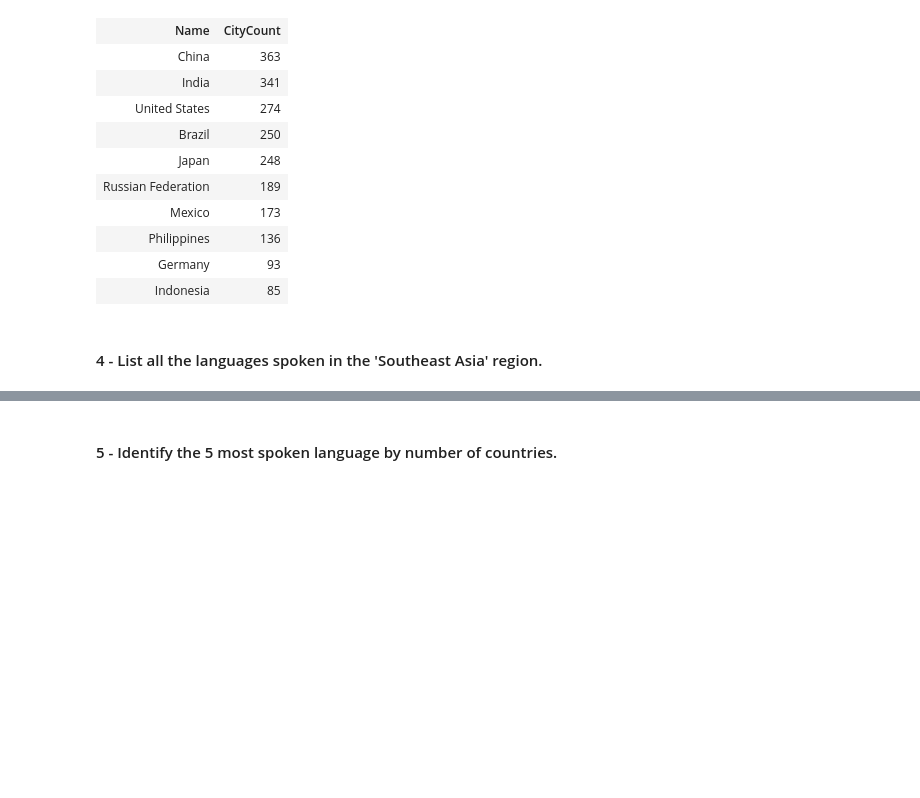
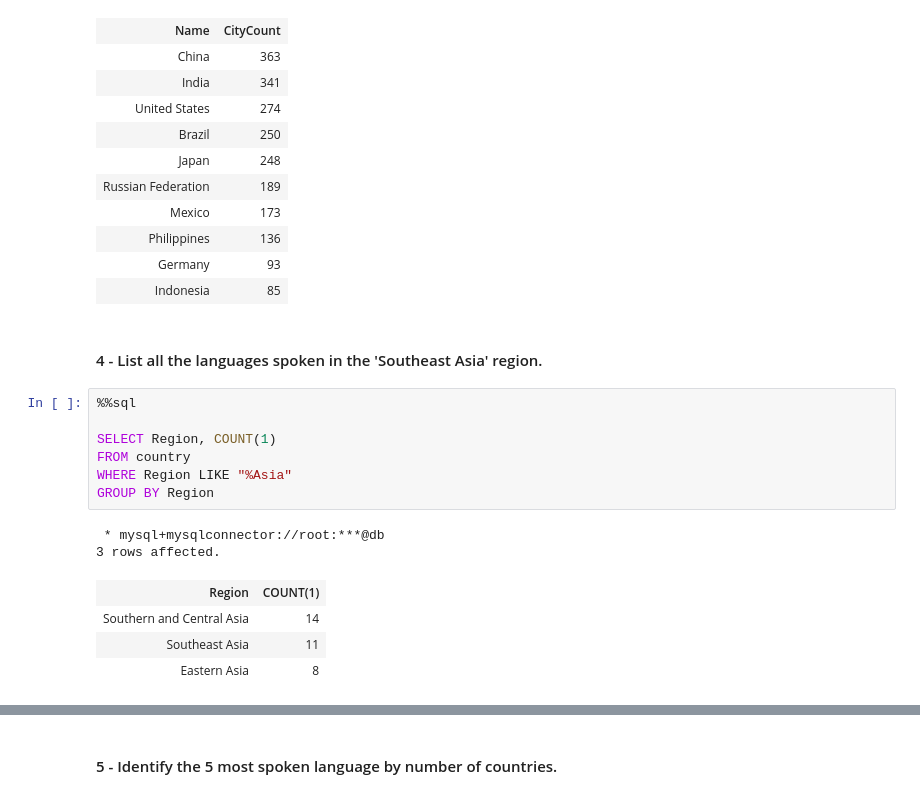
Before and after one commit to gulbord/MAPD-B, a Jupyter notebook: mysql/notebooks/MySQL.ipynb, the cells around one changed output, grey strips where cells are left out. Cells and saved outputs as stored; diff of their text form; blank space fills up the shorter version.

```diff
--- a/mysql/notebooks/MySQL.ipynb
+++ b/mysql/notebooks/MySQL.ipynb
@@ -1367,6 +1366,20 @@ LIMIT 10;
 | Indonesia | 85 |
 # %% [markdown]
 #### 4 - List all the languages spoken in the 'Southeast Asia' region.
+# %%
+%%sql
+
+SELECT Region, COUNT(1)
+FROM country
+WHERE Region LIKE "%Asia"
+GROUP BY Region
+# %% [output]
+ * mysql+mysqlconnector://root:***@db
+3 rows affected.
+| Region | COUNT(1) |
+| Southern and Central Asia | 14 |
+| Southeast Asia | 11 |
+| Eastern Asia | 8 |
 # %%
 %%sql
 
```
Also changed, not shown: parts of 6 cells of this notebook.
